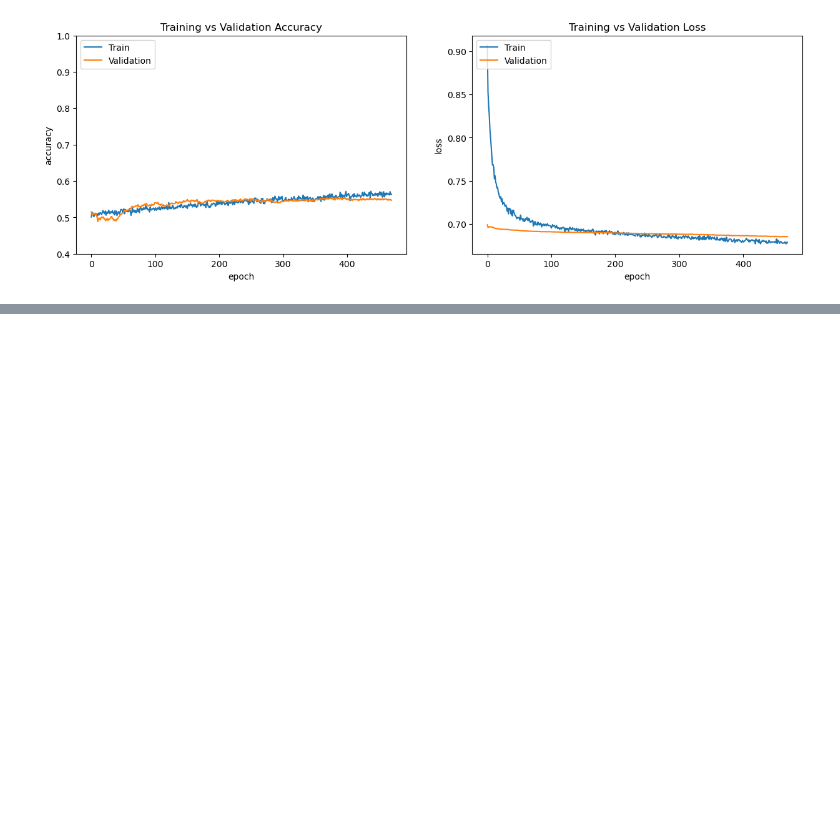
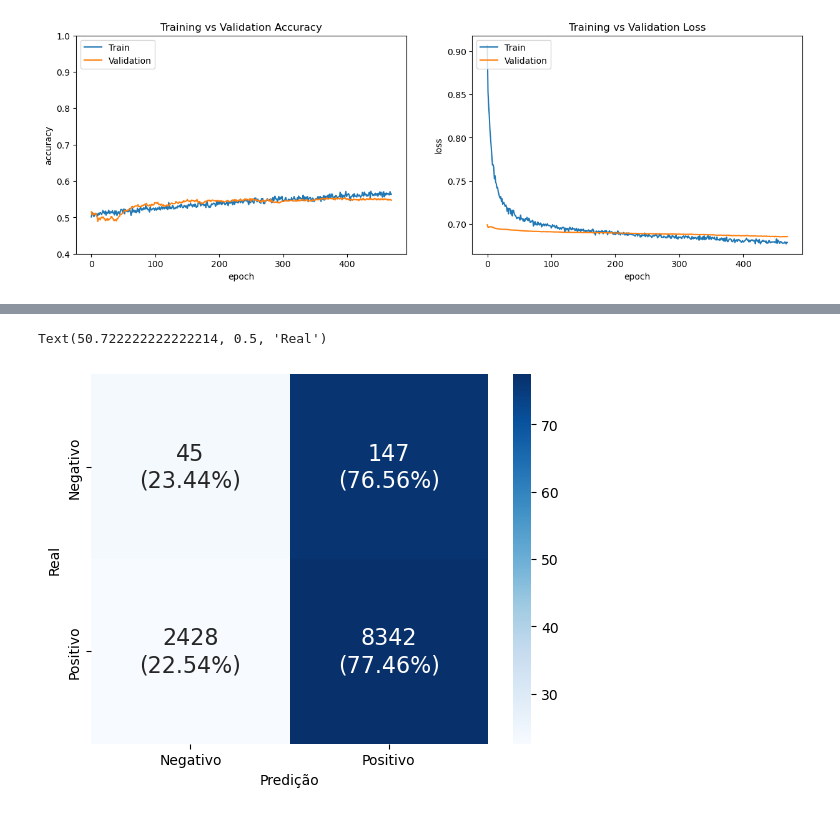
Before and after one commit to Redes-Neuroticas/BreastCancerDetection, a Jupyter notebook: Final/resnet50_data_aug_v2.ipynb, the cells around one changed output, grey strips where cells are left out. Drawn from its saved outputs; the diff is of its cells as text; code cells hidden in the pictures; blank space fills up the shorter version.

Commit message:
add bal accuracy and relative confusion matrix

```diff
--- a/Final/resnet50_data_aug_v2.ipynb
+++ b/Final/resnet50_data_aug_v2.ipynb
@@ -274,0 +280,21 @@ Text(50.722222222222214, 0.5, 'Real')
+# %%
+y_true = test_generator.classes
+
+cm = confusion_matrix(y_true, y_pred_resnet50)
+cm_pct = confusion_matrix(y_true, y_pred_resnet50, normalize = "true")
+
+class_names = ['Negativo', 'Positivo']
+
+ax = sns.heatmap(cm_pct*100, annot = True, fmt = '.2f', cmap = "Blues", annot_kws = {"size": 16},\
+           xticklabels = class_names, yticklabels = class_names)
+
+i=0
+for t in ax.texts:
+  t.set_text(str(cm.flatten()[i])+ "\n("+ t.get_text() + "%)")
+  i = i+1
+
+ax.set_xlabel("Predição")
+ax.set_ylabel("Real")
+# %% [output]
+Text(50.722222222222214, 0.5, 'Real')
+[figure, added]
```
Also changed, not shown: parts of 3 cells of this notebook.
